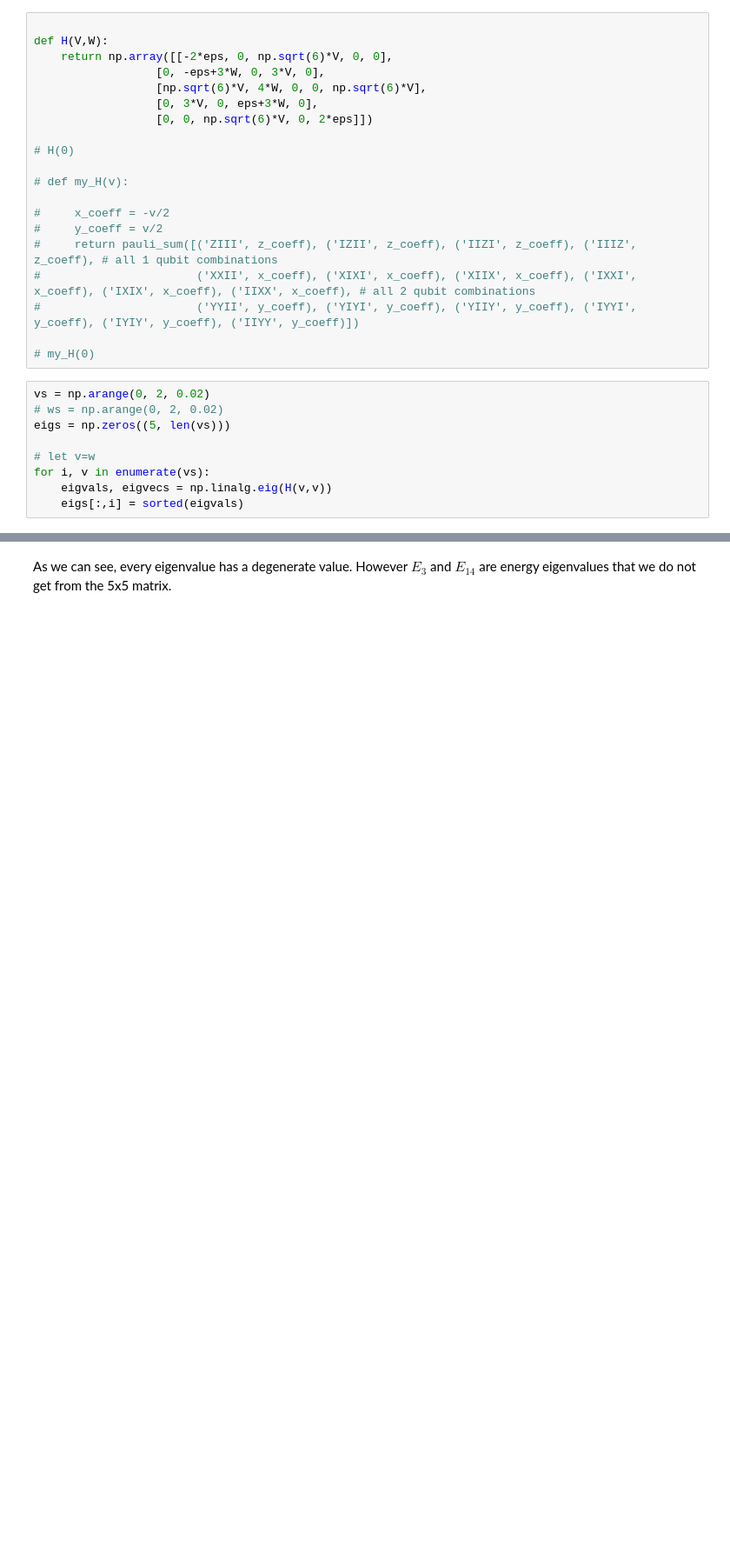
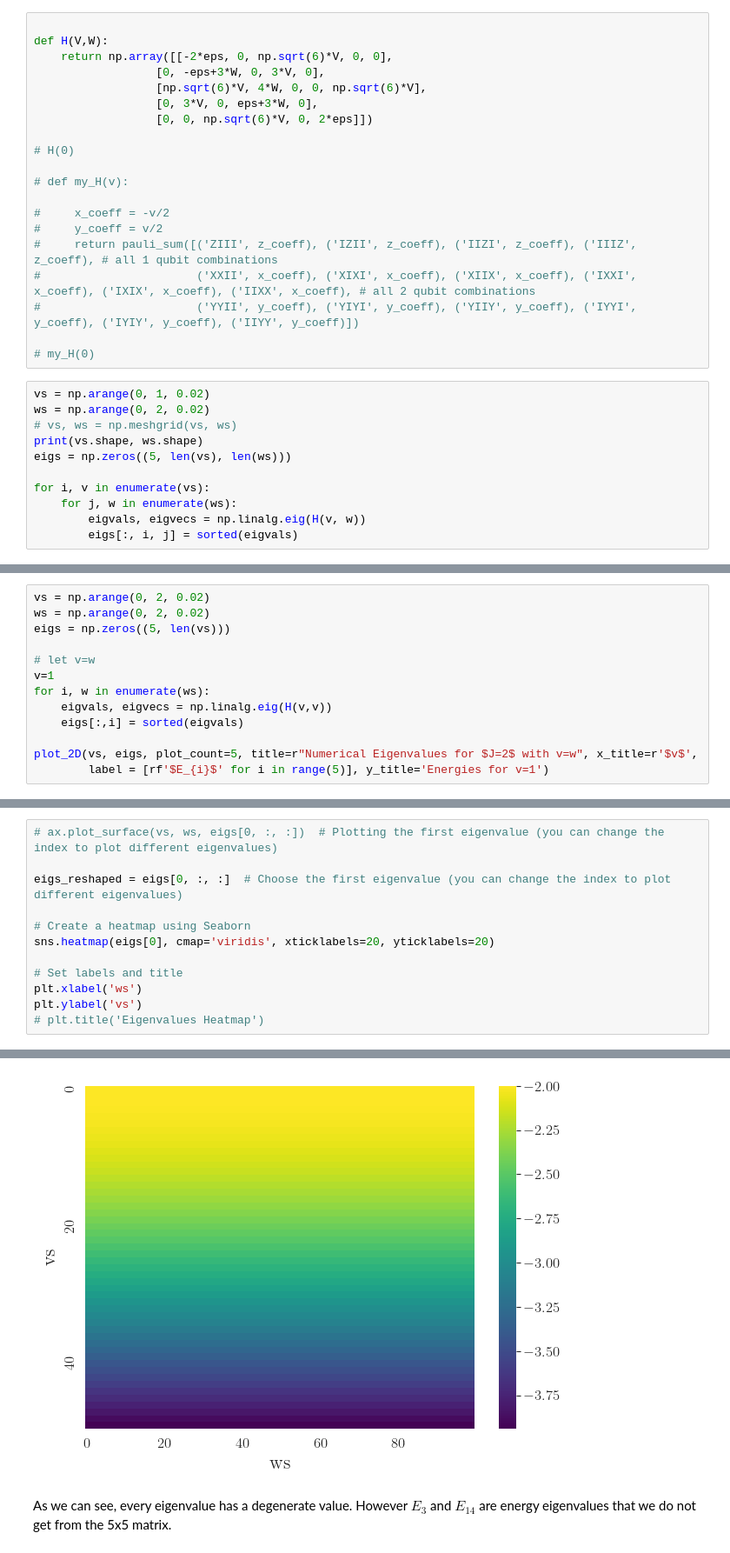
Before and after one commit to moyasui/vqe-solver, a Jupyter notebook: src/Numerical lipkin with W.ipynb, the cells around one changed output, grey strips where cells are left out. Shown: that part at 87% size. Cells and saved outputs as stored; diff of their text form; blank space fills up the shorter version.

Commit message:
changed plot style

```diff
--- a/src/Numerical lipkin with W.ipynb
+++ b/src/Numerical lipkin with W.ipynb
@@ -42,11 +43,13 @@ def H(V,W):
 
 # my_H(0)
 # %%
-vs = np.arange(0, 2, 0.02)
-# ws = np.arange(0, 2, 0.02)
-eigs = np.zeros((5, len(vs)))
+vs = np.arange(0, 1, 0.02)
+ws = np.arange(0, 2, 0.02)
+# vs, ws = np.meshgrid(vs, ws)
+print(vs.shape, ws.shape)
+eigs = np.zeros((5, len(vs), len(ws)))
 
-# let v=w
 for i, v in enumerate(vs):
-    eigvals, eigvecs = np.linalg.eig(H(v,v))
-    eigs[:,i] = sorted(eigvals)
+    for j, w in enumerate(ws):
+        eigvals, eigvecs = np.linalg.eig(H(v, w))
+        eigs[:, i, j] = sorted(eigvals)
@@ -53 +58,14 @@ for i, v in enumerate(vs):
+# %%
+vs = np.arange(0, 2, 0.02)
+ws = np.arange(0, 2, 0.02)
+eigs = np.zeros((5, len(vs)))
+
+# let v=w
+v=1
+for i, w in enumerate(ws):
+    eigvals, eigvecs = np.linalg.eig(H(v,v))
+    eigs[:,i] = sorted(eigvals)
+
+plot_2D(vs, eigs, plot_count=5, title=r"Numerical Eigenvalues for $J=2$ with v=w", x_title=r'$v$',
+        label = [rf'$E_{i}$' for i in range(5)], y_title='Energies for v=1')
 # %%
@@ -56,0 +74,13 @@ plot_2D(vs, eigs, plot_count=5, title=r"Numerical Eigenvalues for $J=2$ with v=w
+# %%
+# ax.plot_surface(vs, ws, eigs[0, :, :])  # Plotting the first eigenvalue (you can change the index to plot different eigenvalues)
+
+eigs_reshaped = eigs[0, :, :]  # Choose the first eigenvalue (you can change the index to plot different eigenvalues)
+
+# Create a heatmap using Seaborn
+sns.heatmap(eigs[0], cmap='viridis', xticklabels=20, yticklabels=20)
+
+# Set labels and title
+plt.xlabel('ws')
+plt.ylabel('vs')
+# plt.title('Eigenvalues Heatmap')
+# %% [output]
@@ -57,2 +88,3 @@ plot_2D(vs, eigs, plot_count=5, title=r"Numerical Eigenvalues for $J=2$ with v=w
+[figure, added]
 # %% [markdown]
 As we can see, every eigenvalue has a degenerate value. However $E_3$ and $E_{14}$ are energy eigenvalues that we do not get from the 5x5 matrix.
```
Also changed, not shown: parts of 8 cells of this notebook, 17 other files.
